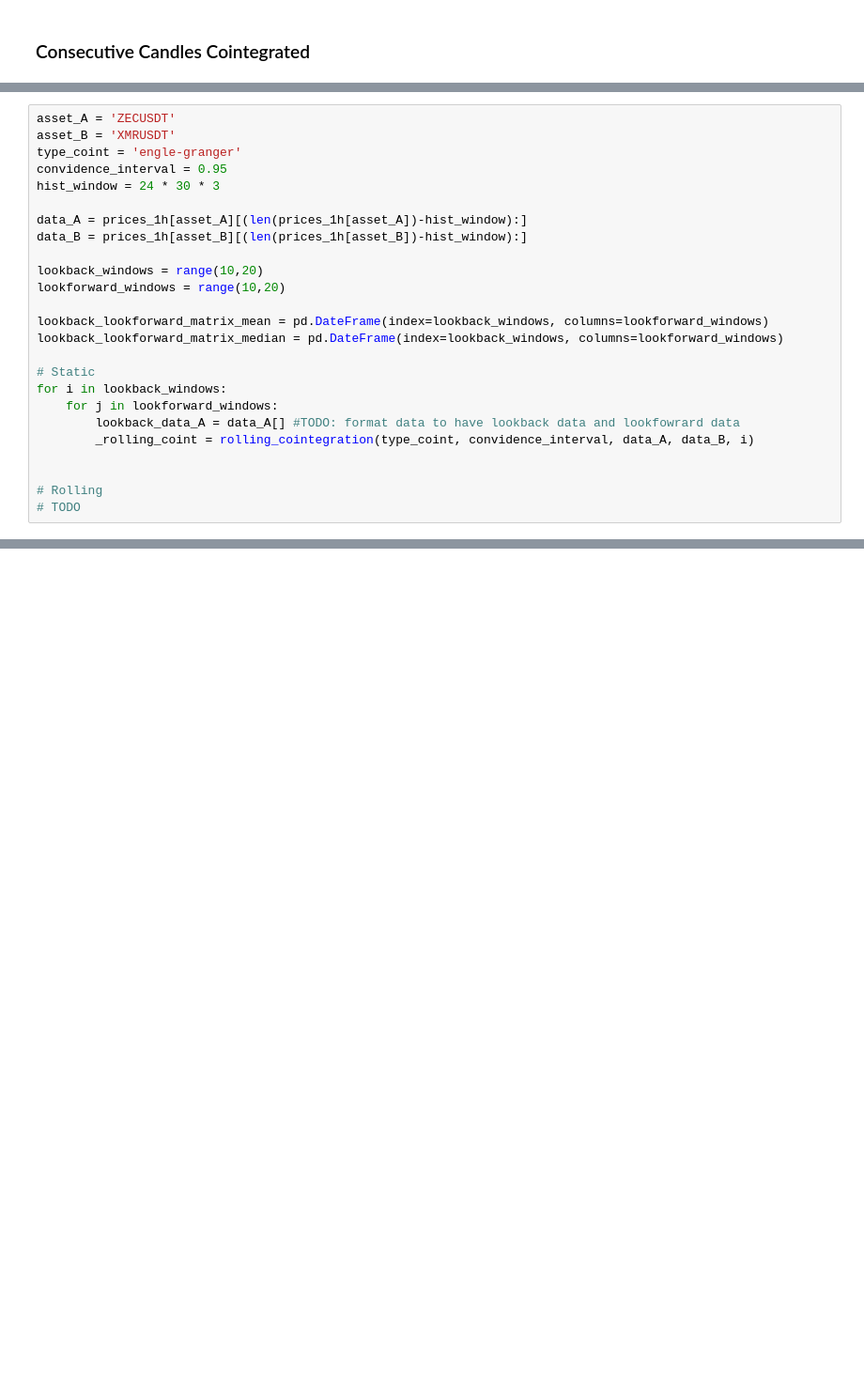
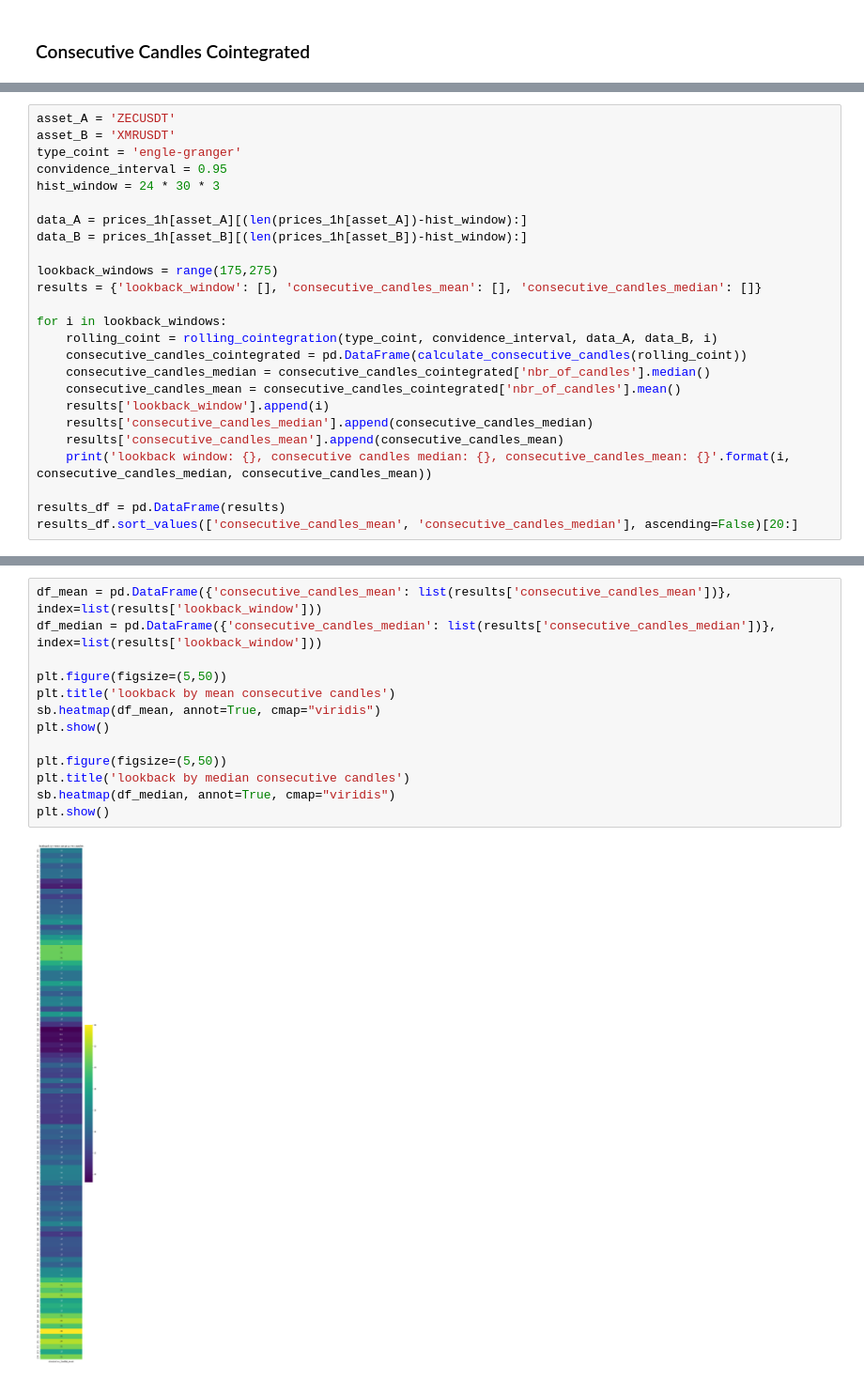
Before and after one commit to walidarbtg/cointegration, a Jupyter notebook: Optimal Lookback Window.ipynb, the cells around one changed output, grey strips where cells are left out. Shown at 94% size. Saved outputs shown, nothing was run; the diff lists cells and outputs as text; blank space fills up the shorter version.

```diff
--- a/Optimal Lookback Window.ipynb
+++ b/Optimal Lookback Window.ipynb
@@ -234,18 +217,18 @@ hist_window = 24 * 30 * 3
 data_A = prices_1h[asset_A][(len(prices_1h[asset_A])-hist_window):]
 data_B = prices_1h[asset_B][(len(prices_1h[asset_B])-hist_window):]
 
-lookback_windows = range(10,20)
-lookforward_windows = range(10,20)
+lookback_windows = range(175,275)
+results = {'lookback_window': [], 'consecutive_candles_mean': [], 'consecutive_candles_median': []}
 
-lookback_lookforward_matrix_mean = pd.DateFrame(index=lookback_windows, columns=lookforward_windows)
-lookback_lookforward_matrix_median = pd.DateFrame(index=lookback_windows, columns=lookforward_windows)
+for i in lookback_windows:
+    rolling_coint = rolling_cointegration(type_coint, convidence_interval, data_A, data_B, i)
+    consecutive_candles_cointegrated = pd.DataFrame(calculate_consecutive_candles(rolling_coint))
+    consecutive_candles_median = consecutive_candles_cointegrated['nbr_of_candles'].median()
+    consecutive_candles_mean = consecutive_candles_cointegrated['nbr_of_candles'].mean()
+    results['lookback_window'].append(i)
+    results['consecutive_candles_median'].append(consecutive_candles_median)
+    results['consecutive_candles_mean'].append(consecutive_candles_mean)
+    print('lookback window: {}, consecutive candles median: {}, consecutive_candles_mean: {}'.format(i, consecutive_candles_median, consecutive_candles_mean))
 
-# Static
-for i in lookback_windows:
-    for j in lookforward_windows:
-        lookback_data_A = data_A[] #TODO: format data to have lookback data and lookfowrard data
-        _rolling_coint = rolling_cointegration(type_coint, convidence_interval, data_A, data_B, i)
-
-
-# Rolling
-# TODO
+results_df = pd.DataFrame(results)
+results_df.sort_values(['consecutive_candles_mean', 'consecutive_candles_median'], ascending=False)[20:]
@@ -251,0 +277,15 @@ for i in lookback_windows:
+# %%
+df_mean = pd.DataFrame({'consecutive_candles_mean': list(results['consecutive_candles_mean'])}, index=list(results['lookback_window']))
+df_median = pd.DataFrame({'consecutive_candles_median': list(results['consecutive_candles_median'])}, index=list(results['lookback_window']))
+
+plt.figure(figsize=(5,50))
+plt.title('lookback by mean consecutive candles')
+sb.heatmap(df_mean, annot=True, cmap="viridis")
+plt.show()
+
+plt.figure(figsize=(5,50))
+plt.title('lookback by median consecutive candles')
+sb.heatmap(df_median, annot=True, cmap="viridis")
+plt.show()
+# %% [output]
+[figure, added]
```
Also changed, not shown: parts of 9 cells of this notebook, 4 other files.
